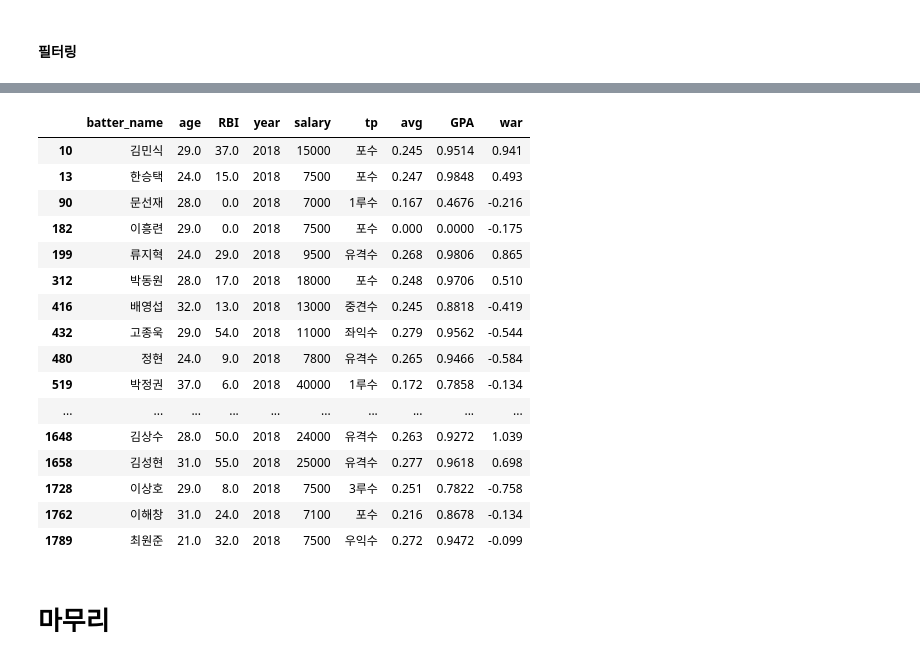
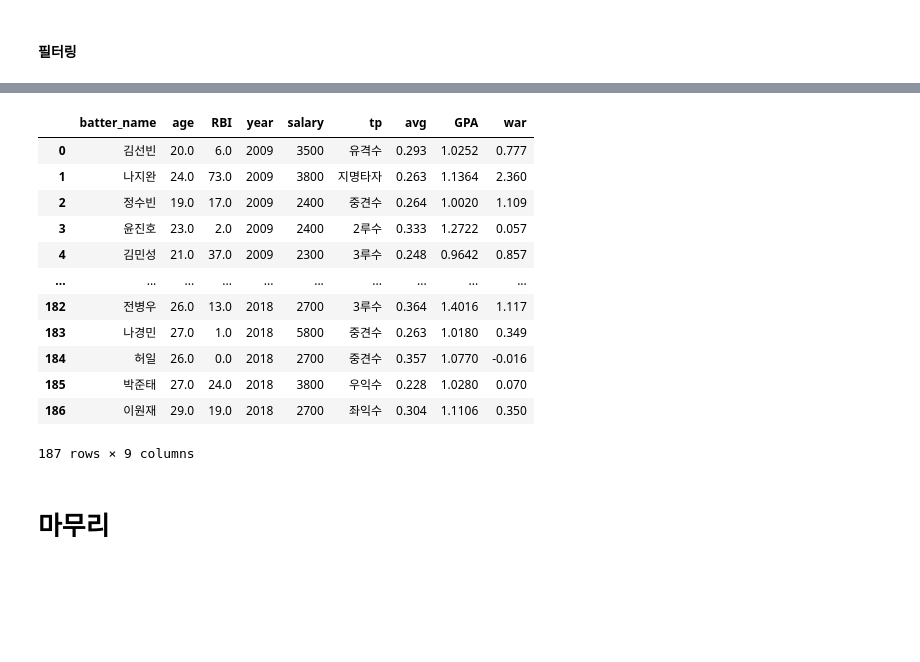
Before and after one commit to kkalkkkal/Datathon_KBO, a Jupyter notebook: KBO_MoneyBall.ipynb, the cells around one changed output, grey strips where cells are left out. Cells and saved outputs as stored; diff of their text form; code cells hidden in the pictures; blank space fills up the shorter version.

```diff
--- a/KBO_MoneyBall.ipynb
+++ b/KBO_MoneyBall.ipynb
@@ -1168,7 +1183,11 @@ data7
 # %%
-# 2009년도 과평가 된 사람 필터링 하기
-
-data4 = data3[data3['year'] == 2009]
-data5 = data4[data4['GPA']<y_gpa_median[2009]]
-data2009 = data5[data5['salary'] > salary_median[2009]]
-data2009
+# 과소평가된 사람들 필터링하기
+data8 = data6
+for i in range(2009, 2019) :
+    data4 = data3[data3['year'] == i]
+    data5 = data4[data4['GPA'] > y_gpa_median[i]]
+    data6 = data5[data5['salary'] < salary_median[i]]
+    if i == 2009 :
+        data8 = data6
+    else :
+        data8 = data8.append(data6, ignore_index=True)
@@ -1378,25 +1193,0 @@ data2017
-# %%
-# 2013년도 과평가 된 사람 필터링 하기
-
-data4 = data3[data3['year'] == 2018]
-data5 = data4[data4['GPA']<y_gpa_median[2018]]
-data2018 = data5[data5['salary'] > salary_median[2018]]
-data2018
-# %% [output]
-|  | batter_name | age | RBI | year | salary | tp | avg | GPA | war |
-| 10 | 김민식 | 29.0 | 37.0 | 2018 | 15000 | 포수 | 0.245 | 0.9514 | 0.941 |
-| 13 | 한승택 | 24.0 | 15.0 | 2018 | 7500 | 포수 | 0.247 | 0.9848 | 0.493 |
-| 90 | 문선재 | 28.0 | 0.0 | 2018 | 7000 | 1루수 | 0.167 | 0.4676 | -0.216 |
-| 182 | 이흥련 | 29.0 | 0.0 | 2018 | 7500 | 포수 | 0.000 | 0.0000 | -0.175 |
-| 199 | 류지혁 | 24.0 | 29.0 | 2018 | 9500 | 유격수 | 0.268 | 0.9806 | 0.865 |
-| 312 | 박동원 | 28.0 | 17.0 | 2018 | 18000 | 포수 | 0.248 | 0.9706 | 0.510 |
-| 416 | 배영섭 | 32.0 | 13.0 | 2018 | 13000 | 중견수 | 0.245 | 0.8818 | -0.419 |
-| 432 | 고종욱 | 29.0 | 54.0 | 2018 | 11000 | 좌익수 | 0.279 | 0.9562 | -0.544 |
-| 480 | 정현 | 24.0 | 9.0 | 2018 | 7800 | 유격수 | 0.265 | 0.9466 | -0.584 |
-| 519 | 박정권 | 37.0 | 6.0 | 2018 | 40000 | 1루수 | 0.172 | 0.7858 | -0.134 |
-| ... | ... | ... | ... | ... | ... | ... | ... | ... | ... |
-| 1648 | 김상수 | 28.0 | 50.0 | 2018 | 24000 | 유격수 | 0.263 | 0.9272 | 1.039 |
-| 1658 | 김성현 | 31.0 | 55.0 | 2018 | 25000 | 유격수 | 0.277 | 0.9618 | 0.698 |
-| 1728 | 이상호 | 29.0 | 8.0 | 2018 | 7500 | 3루수 | 0.251 | 0.7822 | -0.758 |
-| 1762 | 이해창 | 31.0 | 24.0 | 2018 | 7100 | 포수 | 0.216 | 0.8678 | -0.134 |
-| 1789 | 최원준 | 21.0 | 32.0 | 2018 | 7500 | 우익수 | 0.272 | 0.9472 | -0.099 |
@@ -1407,3 +1194,19 @@ data7.adata2009
+# %%
+data8
+# %% [output]
+|  | batter_name | age | RBI | year | salary | tp | avg | GPA | war |
+| 0 | 김선빈 | 20.0 | 6.0 | 2009 | 3500 | 유격수 | 0.293 | 1.0252 | 0.777 |
+| 1 | 나지완 | 24.0 | 73.0 | 2009 | 3800 | 지명타자 | 0.263 | 1.1364 | 2.360 |
+| 2 | 정수빈 | 19.0 | 17.0 | 2009 | 2400 | 중견수 | 0.264 | 1.0020 | 1.109 |
+| 3 | 윤진호 | 23.0 | 2.0 | 2009 | 2400 | 2루수 | 0.333 | 1.2722 | 0.057 |
+| 4 | 김민성 | 21.0 | 37.0 | 2009 | 2300 | 3루수 | 0.248 | 0.9642 | 0.857 |
+| ... | ... | ... | ... | ... | ... | ... | ... | ... | ... |
+| 182 | 전병우 | 26.0 | 13.0 | 2018 | 2700 | 3루수 | 0.364 | 1.4016 | 1.117 |
+| 183 | 나경민 | 27.0 | 1.0 | 2018 | 5800 | 중견수 | 0.263 | 1.0180 | 0.349 |
+| 184 | 허일 | 26.0 | 0.0 | 2018 | 2700 | 중견수 | 0.357 | 1.0770 | -0.016 |
+| 185 | 박준태 | 27.0 | 24.0 | 2018 | 3800 | 우익수 | 0.228 | 1.0280 | 0.070 |
+| 186 | 이원재 | 29.0 | 19.0 | 2018 | 2700 | 좌익수 | 0.304 | 1.1106 | 0.350 |
+187 rows × 9 columns
 # %% [markdown]
 # 마무리
 # %%
```
Also changed, not shown: parts of 14 cells of this notebook.
